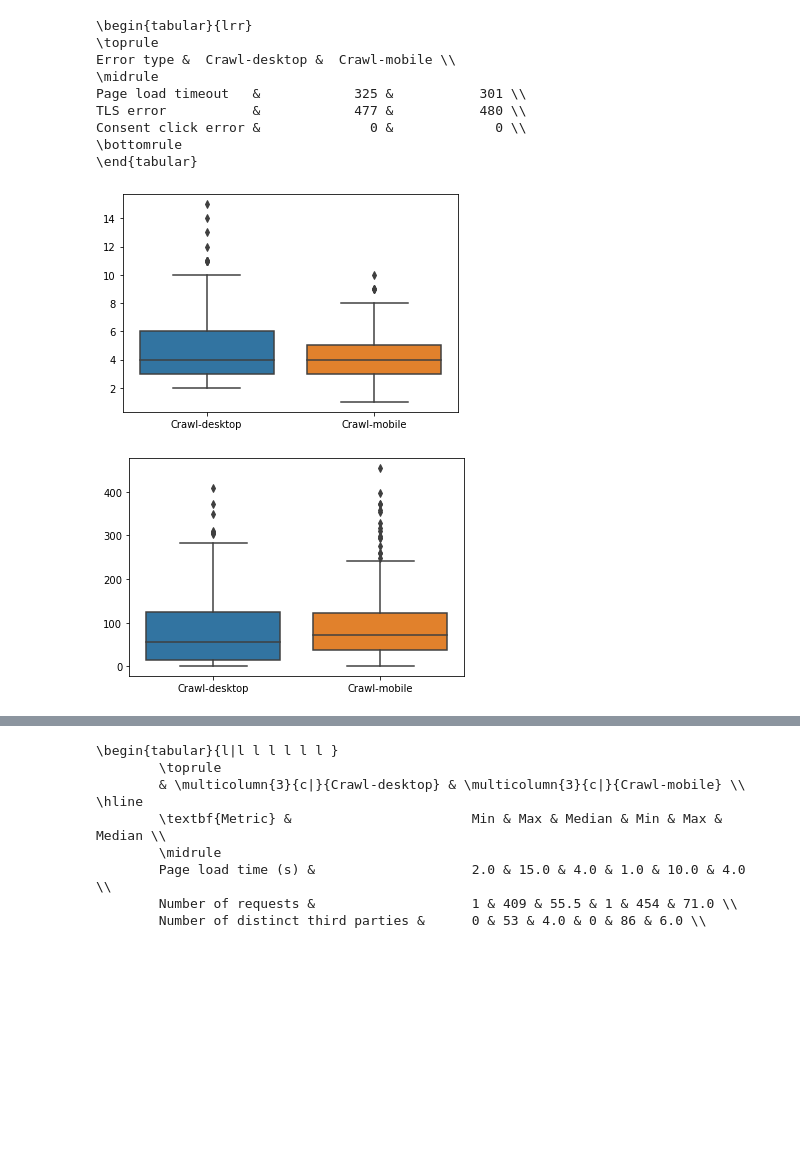
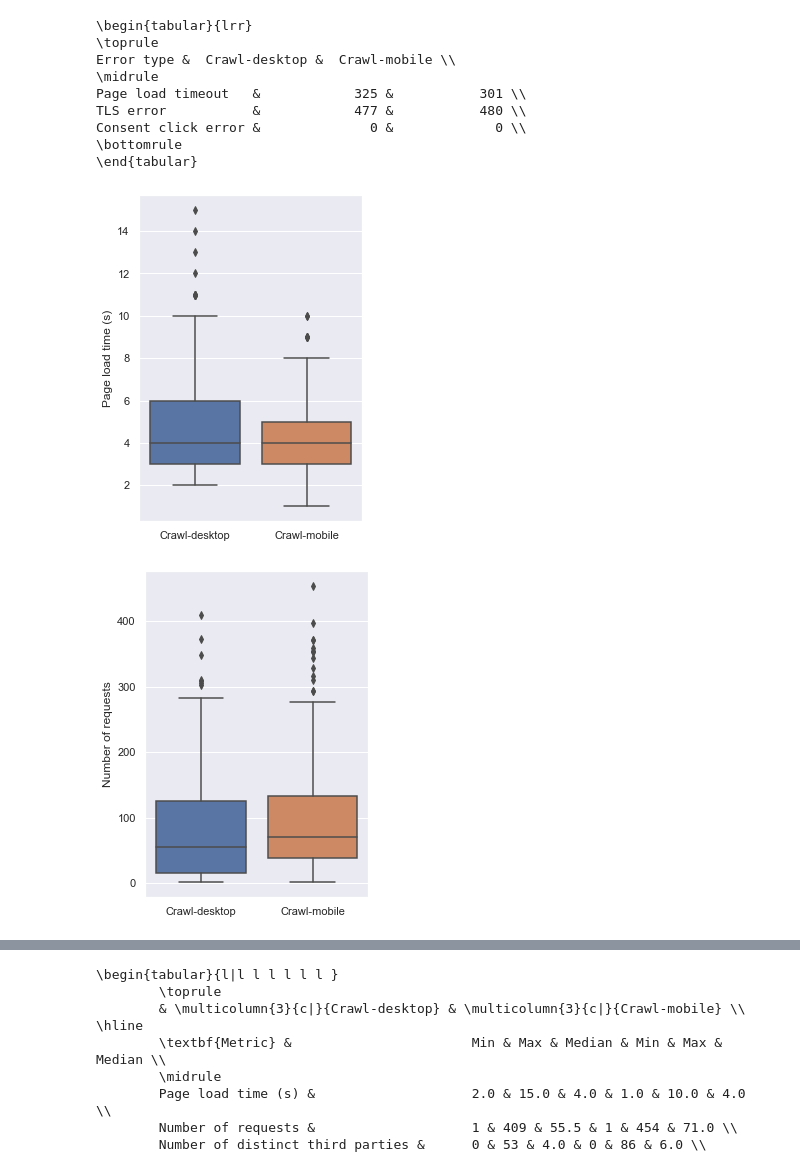
Before and after one commit to JobDoesburg/capita-selecta-selenium-crawler, a Jupyter notebook: analysis/analysis.ipynb, the cells around one changed output, grey strips where cells are left out. Cells and saved outputs as stored; diff of their text form; code cells hidden in the pictures; blank space fills up the shorter version.

Commit message:
Altered plot appearances

```diff
--- a/analysis/analysis.ipynb
+++ b/analysis/analysis.ipynb
@@ -301,13 +301,17 @@ def draw_boxplot(metric):
     box_df.rename(columns={metric:'Crawl-mobile'}, inplace=True)
     return sns.boxplot(data=pd.DataFrame(data=box_df, columns=['Crawl-desktop','Crawl-mobile']))
 # %%
+sns.set(rc={"figure.figsize":(4, 6)})
 g_pageload = draw_boxplot('page_load_times')
+plt.ylabel('Page load time (s)')
 plt.savefig('../plots/figure2_pageload.png', dpi=600)
 # %% [output]
-[figure, old version]
+[figure, new version]
 # %%
+sns.set(rc={"figure.figsize":(4, 6)})
 g_requests = draw_boxplot('num_requests')
+plt.ylabel('Number of requests')
 plt.savefig('../plots/figure2_requests.png', dpi=600)
 # %% [output]
-[figure, old version]
+[figure, new version]
 # %%
```
Also changed, not shown: parts of 7 cells of this notebook, 9 other files.
